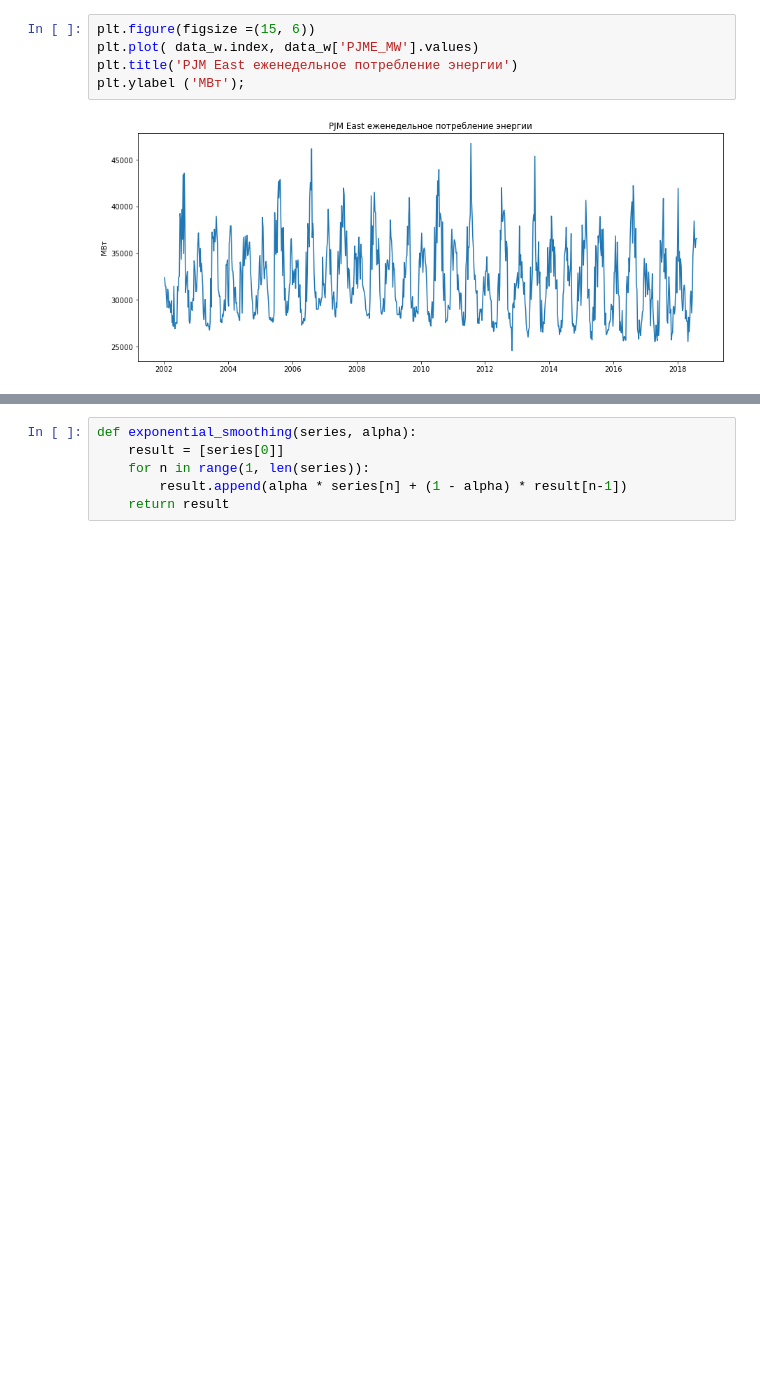
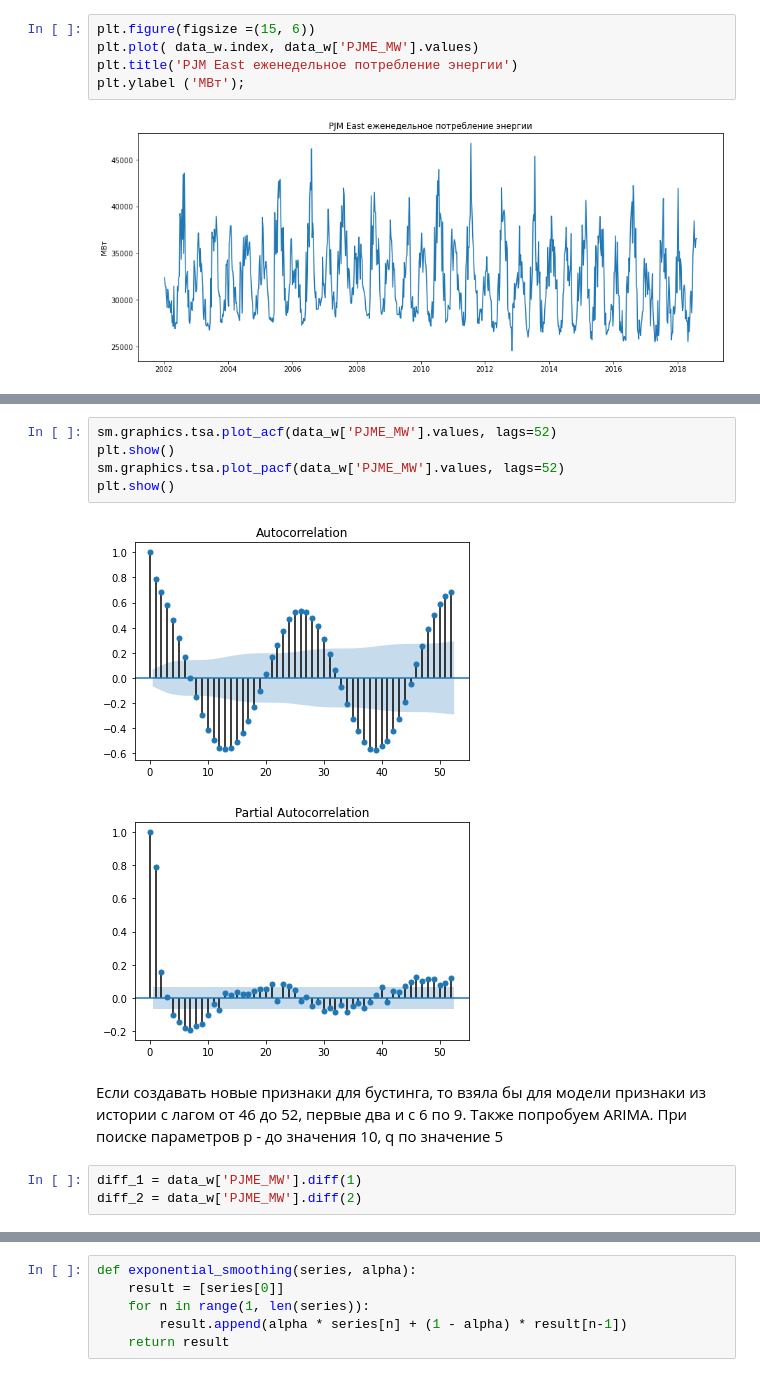
Before and after one commit to aldalinde/Time_series, a Jupyter notebook: lesson_04.ipynb, the cells around one changed output, grey strips where cells are left out. Saved outputs shown, nothing was run; the diff lists cells and outputs as text; blank space fills up the shorter version.

```diff
--- a/lesson_04.ipynb
+++ b/lesson_04.ipynb
@@ -58,0 +72,15 @@ plt.ylabel ('МВт');
+# %%
+sm.graphics.tsa.plot_acf(data_w['PJME_MW'].values, lags=52)
+plt.show()
+sm.graphics.tsa.plot_pacf(data_w['PJME_MW'].values, lags=52)
+plt.show()
+# %% [output]
+[figure, added]
+[figure, added]
+# %% [markdown]
+Если создавать новые признаки для бустинга, то взяла бы для модели признаки из истории с лагом от 46 до 52,
+первые два и с 6 по 9.
+Также попробуем ARIMA. При поиске параметров p - до значения 10, q по значение 5
+# %%
+diff_1 = data_w['PJME_MW'].diff(1)
+diff_2 = data_w['PJME_MW'].diff(2)
```
Also changed, not shown: parts of 50 cells of this notebook.
